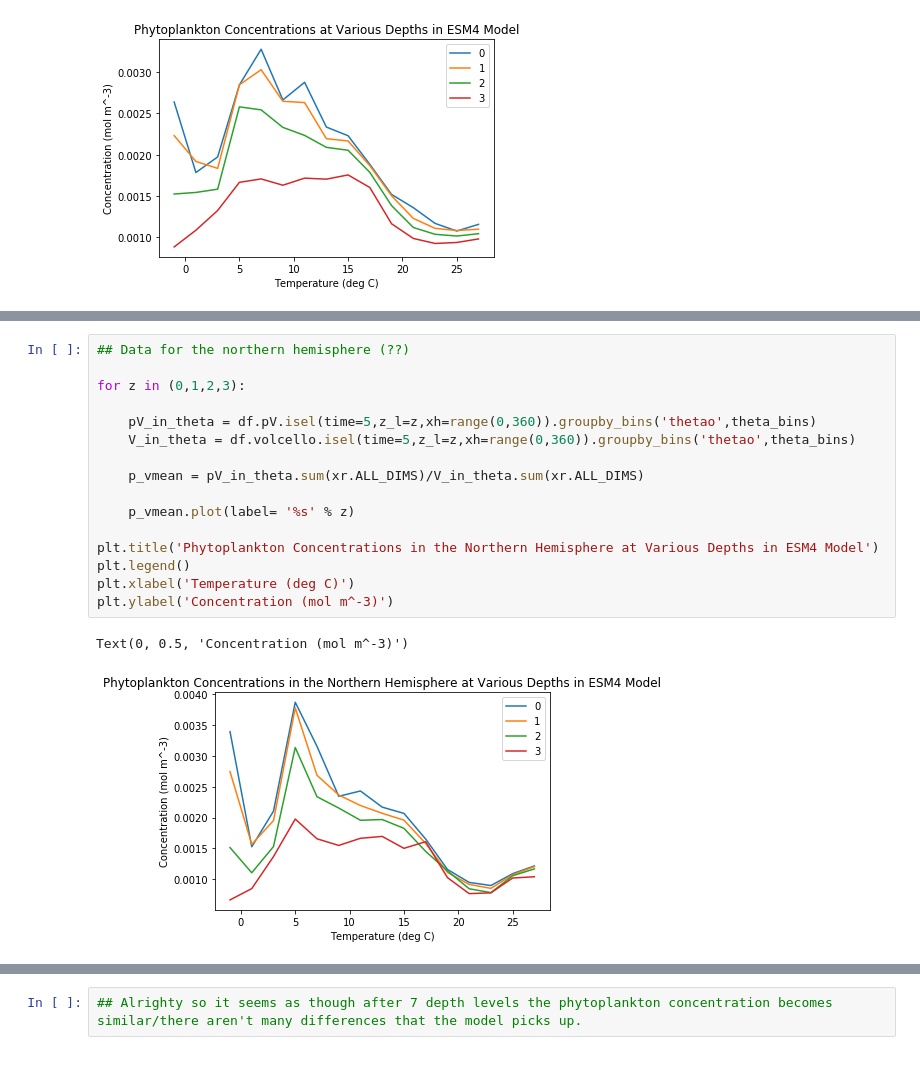
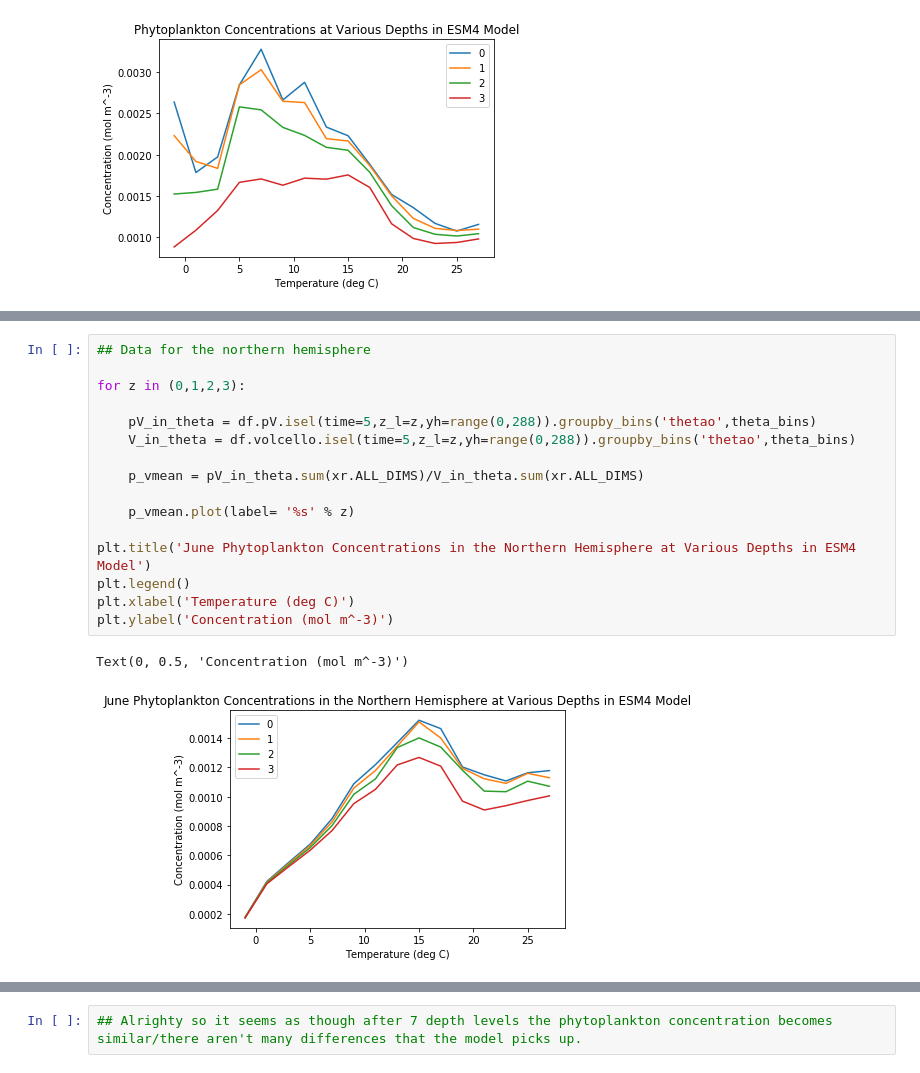
Before and after one commit to mlexaathews/wmt_bgc, a Jupyter notebook: phyc-hemispheres.ipynb, the cells around one changed output, grey strips where cells are left out. Drawn from its saved outputs; the diff is of its cells as text.

Commit message:
Graphs with the actual hemispheres represented plus phytoplankton concentrations for different months

```diff
--- a/phyc-hemispheres.ipynb
+++ b/phyc-hemispheres.ipynb
@@ -61,22 +82,22 @@ Text(0, 0.5, 'Concentration (mol m^-3)')
 # %%
-## Data for the northern hemisphere (??)
+## Data for the northern hemisphere
 
 for z in (0,1,2,3):
 
-    pV_in_theta = df.pV.isel(time=5,z_l=z,xh=range(0,360)).groupby_bins('thetao',theta_bins)
-    V_in_theta = df.volcello.isel(time=5,z_l=z,xh=range(0,360)).groupby_bins('thetao',theta_bins)
+    pV_in_theta = df.pV.isel(time=5,z_l=z,yh=range(0,288)).groupby_bins('thetao',theta_bins)
+    V_in_theta = df.volcello.isel(time=5,z_l=z,yh=range(0,288)).groupby_bins('thetao',theta_bins)
 
     p_vmean = pV_in_theta.sum(xr.ALL_DIMS)/V_in_theta.sum(xr.ALL_DIMS)
 
     p_vmean.plot(label= '%s' % z)
 
-plt.title('Phytoplankton Concentrations in the Northern Hemisphere at Various Depths in ESM4 Model')
+plt.title('June Phytoplankton Concentrations in the Northern Hemisphere at Various Depths in ESM4 Model')
 plt.legend()
 plt.xlabel('Temperature (deg C)')
 plt.ylabel('Concentration (mol m^-3)')
 # %% [output]
 Text(0, 0.5, 'Concentration (mol m^-3)')
-[figure, old version]
+[figure, new version]
 # %%
 ## Data for the southern hemisphere
 
```
Also changed, not shown: parts of 9 cells of this notebook.
